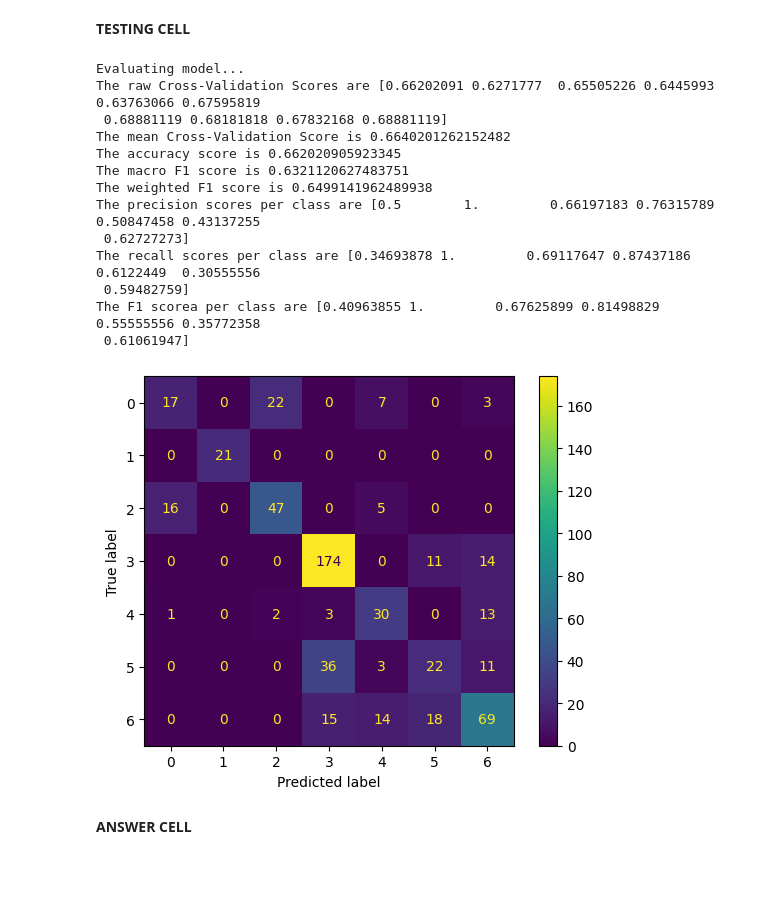
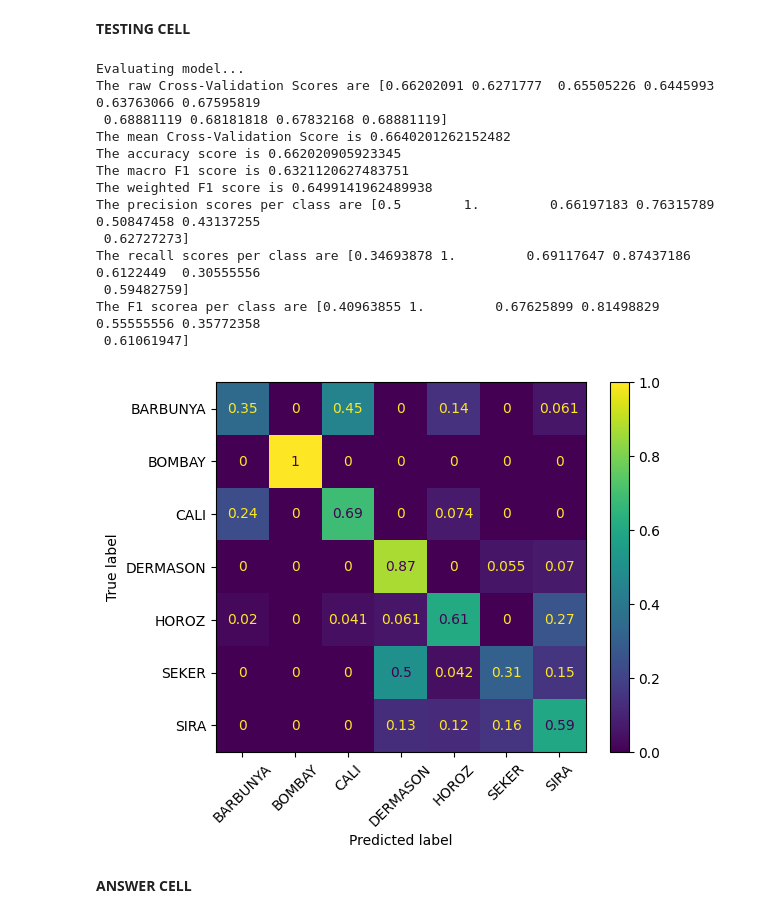
Before and after one commit to Bartsimho/MachineLearningAssignment, a Jupyter notebook: ML_2425_assessment.ipynb, the cells around one changed output. Drawn from its saved outputs; the diff is of its cells as text; code cells hidden in the pictures; blank space fills up the shorter version.

Commit message:
fixed confusion matrix and wrote

```diff
--- a/ML_2425_assessment.ipynb
+++ b/ML_2425_assessment.ipynb
@@ -222,7 +232,7 @@ from sklearn.metrics import (
     ConfusionMatrixDisplay
 )
 import matplotlib.pyplot as plt
-def evaluate_model(model, X, y, y_test=y, y_pred=y):
+def evaluate_model(model, X, y, y_test=None, y_pred=None, labels=None):
     print('Evaluating model...')
     scores = cross_val_score(model, X, y, cv=10)
     print("The raw Cross-Validation Scores are", scores)
@@ -233,35 +243,38 @@ def evaluate_model(model, X, y, y_test=y, y_pred=y):
     print("The macro F1 score is", macroF1Score)
     weightedF1Score = f1_score(y_test, y_pred, average="weighted")
     print("The weighted F1 score is", weightedF1Score)
+
+    #Per Class
     precision = precision_score(y_test, y_pred, average=None)
     print("The precision scores per class are", precision)
     recall = recall_score(y_test, y_pred, average=None)
     print("The recall scores per class are", recall)
     f1PerClass = f1_score(y_test, y_pred, average=None)
     print("The F1 scorea per class are", f1PerClass)
-    confusion = confusion_matrix(y_test, y_pred)
-    cm_display = ConfusionMatrixDisplay(confusion_matrix=confusion)
-    cm_display.plot()
+
+    confusion = confusion_matrix(y_test, y_pred, normalize='true')
+    cm_display = ConfusionMatrixDisplay(confusion_matrix=confusion, display_labels=labels)
+    cm_display.plot(cmap="viridis", xticks_rotation=45)
     plt.show()
 # %% [markdown]
 **TESTING CELL**
 # %%
-evaluate_model(model, X, y, y_test, y_pred)
+evaluate_model(model, X, y, y_test, y_pred, labels=class_mapping)
 # %% [output]
 Evaluating model...
 The raw Cross-Validation Scores are [0.66202091 0.6271777  0.65505226 0.6445993  0.63763066 0.67595819
  0.68881119 0.68181818 0.67832168 0.68881119]
 The mean Cross-Validation Score is 0.6640201262152482
 The accuracy score is 0.662020905923345
 The macro F1 score is 0.6321120627483751
 The weighted F1 score is 0.6499141962489938
 The precision scores per class are [0.5        1.         0.66197183 0.76315789 0.50847458 0.43137255
  0.62727273]
 The recall scores per class are [0.34693878 1.         0.69117647 0.87437186 0.6122449  0.30555556
  0.59482759]
 The F1 scorea per class are [0.40963855 1.         0.67625899 0.81498829 0.55555556 0.35772358
  0.61061947]
-[figure, old version]
+[figure, new version]
 # %% [markdown]
 **ANSWER CELL**
 # %% [markdown]
```
Also changed, not shown: parts of 4 cells of this notebook.
